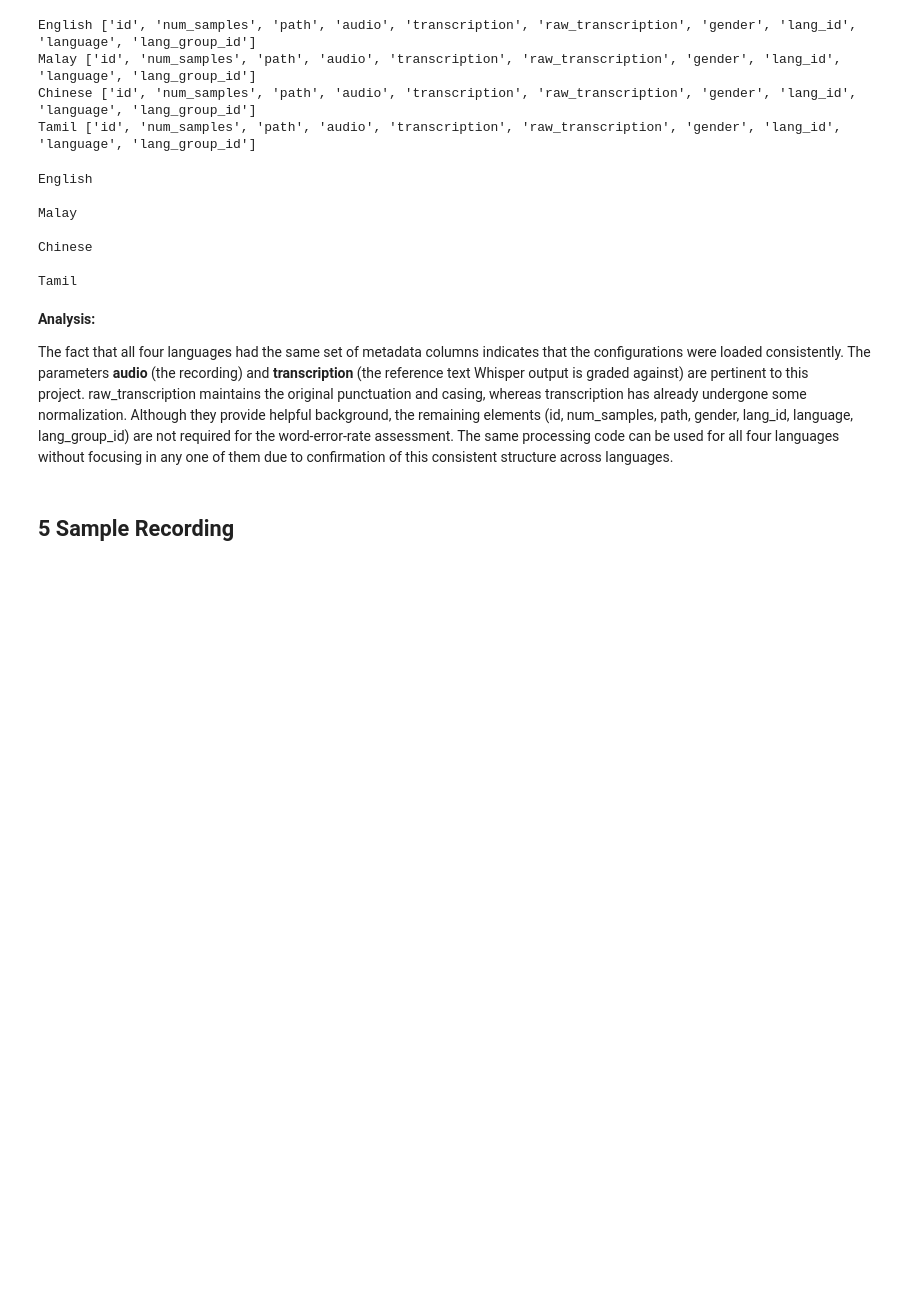
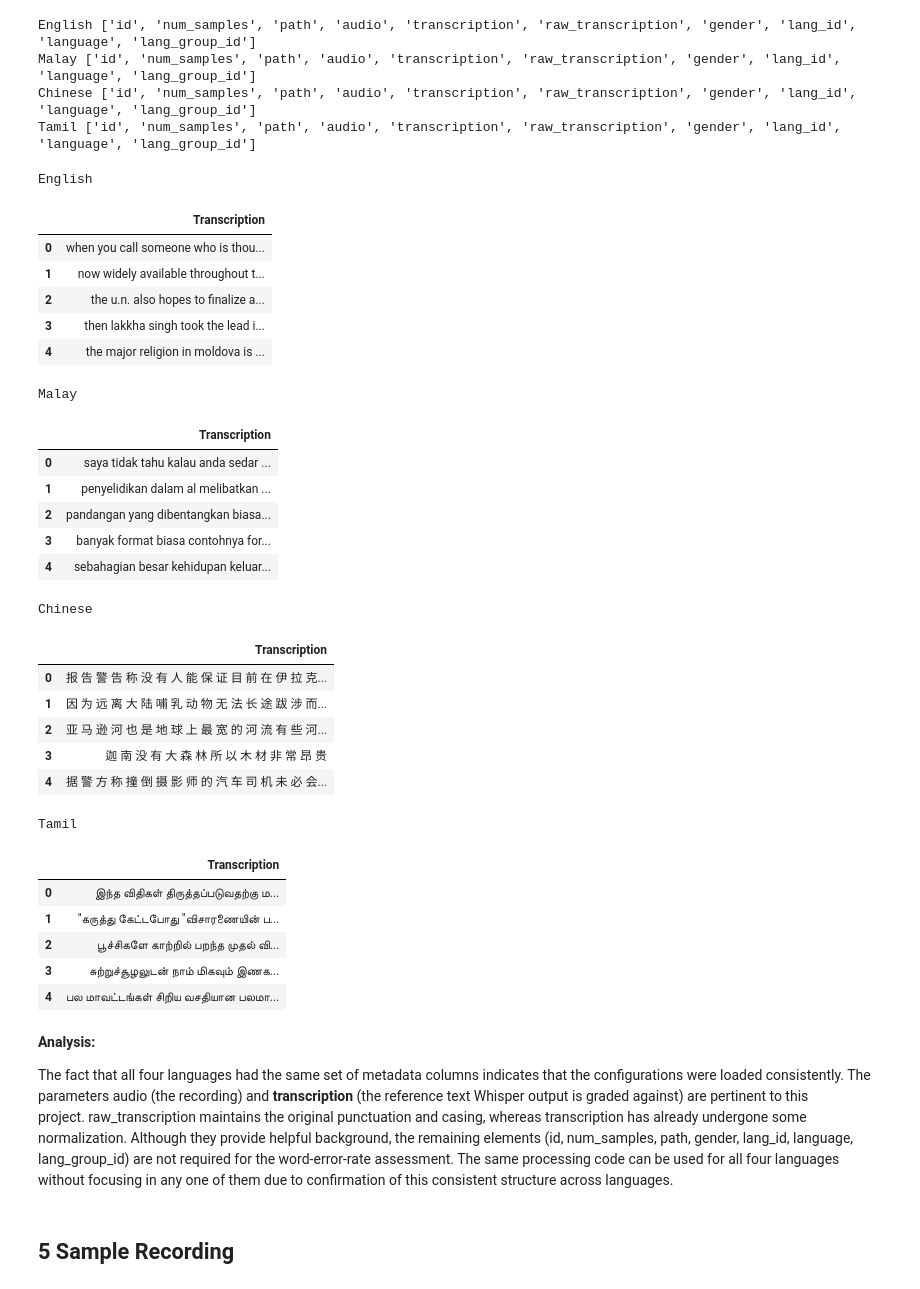
Before and after one commit to SubathraSIM/CM3020_Solace_Wellbeing_Monitoring_FYP, a Jupyter notebook: Notebooks/dataset_exploration/FLEURS_exploration.ipynb, the cells around one changed output. Drawn from its saved outputs; the diff is of its cells as text; code cells hidden in the pictures; blank space fills up the shorter version.

Commit message:
Full Project

```diff
--- a/Notebooks/dataset_exploration/FLEURS_exploration.ipynb
+++ b/Notebooks/dataset_exploration/FLEURS_exploration.ipynb
@@ -119,22 +119,43 @@ Tamil ['id', 'num_samples', 'path', 'audio', 'transcription', 'raw_transcription
 # %%
 # display first five validation transcriptions for each language
 for language, dataset in validation_datasets.items():
     print(f"\n{language}")
     # sample records
     sample_records = pd.DataFrame({"Transcription": [dataset[index]["transcription"] for index in range(min(5, len(dataset)))]})
-    sample_records
+    display(sample_records)
 # %% [output]
 English
-
-Malay
-
-Chinese
-
-Tamil
+|  | Transcription |
+| 0 | when you call someone who is thou... |
+| 1 | now widely available throughout t... |
+| 2 | the u.n. also hopes to finalize a... |
+| 3 | then lakkha singh took the lead i... |
+| 4 | the major religion in moldova is ... |
+Malay
+|  | Transcription |
+| 0 | saya tidak tahu kalau anda sedar ... |
+| 1 | penyelidikan dalam al melibatkan ... |
+| 2 | pandangan yang dibentangkan biasa... |
+| 3 | banyak format biasa contohnya for... |
+| 4 | sebahagian besar kehidupan keluar... |
+Chinese
+|  | Transcription |
+| 0 | 报 告 警 告 称 没 有 人 能 保 证 目 前 在 伊 拉 克... |
+| 1 | 因 为 远 离 大 陆 哺 乳 动 物 无 法 长 途 跋 涉 而... |
+| 2 | 亚 马 逊 河 也 是 地 球 上 最 宽 的 河 流 有 些 河... |
+| 3 | 迦 南 没 有 大 森 林 所 以 木 材 非 常 昂 贵 |
+| 4 | 据 警 方 称 撞 倒 摄 影 师 的 汽 车 司 机 未 必 会... |
+Tamil
+|  | Transcription |
+| 0 | இந்த விதிகள் திருத்தப்படுவதற்கு ம... |
+| 1 | "கருத்து கேட்டபோது "விசாரணையின் ப... |
+| 2 | பூச்சிகளே காற்றில் பறந்த முதல் வி... |
+| 3 | சுற்றுச்சூழலுடன் நாம் மிகவும் இணக... |
+| 4 | பல மாவட்டங்கள் சிறிய வசதியான பலமா... |
 # %% [markdown]
 **Analysis:**
 
-The fact that all four languages had the same set of metadata columns indicates that the configurations were loaded consistently. The parameters **audio** (the recording) and **transcription** (the reference text Whisper output is graded against) are pertinent to this project. raw_transcription maintains the original punctuation and casing, whereas transcription has already undergone some normalization. Although they provide helpful background, the remaining elements (id, num_samples, path, gender, lang_id, language, lang_group_id) are not required for the word-error-rate assessment. The same processing code can be used for all four languages without focusing in any one of them due to confirmation of this consistent structure across languages.
+The fact that all four languages had the same set of metadata columns indicates that the configurations were loaded consistently. The parameters audio (the recording) and **transcription** (the reference text Whisper output is graded against) are pertinent to this project. raw_transcription maintains the original punctuation and casing, whereas transcription has already undergone some normalization. Although they provide helpful background, the remaining elements (id, num_samples, path, gender, lang_id, language, lang_group_id) are not required for the word-error-rate assessment. The same processing code can be used for all four languages without focusing in any one of them due to confirmation of this consistent structure across languages.
 # %% [markdown]
 ## 5  Sample Recording
 # %% [markdown]
```
Also changed, not shown: parts of 11 cells of this notebook, 42 other files.
